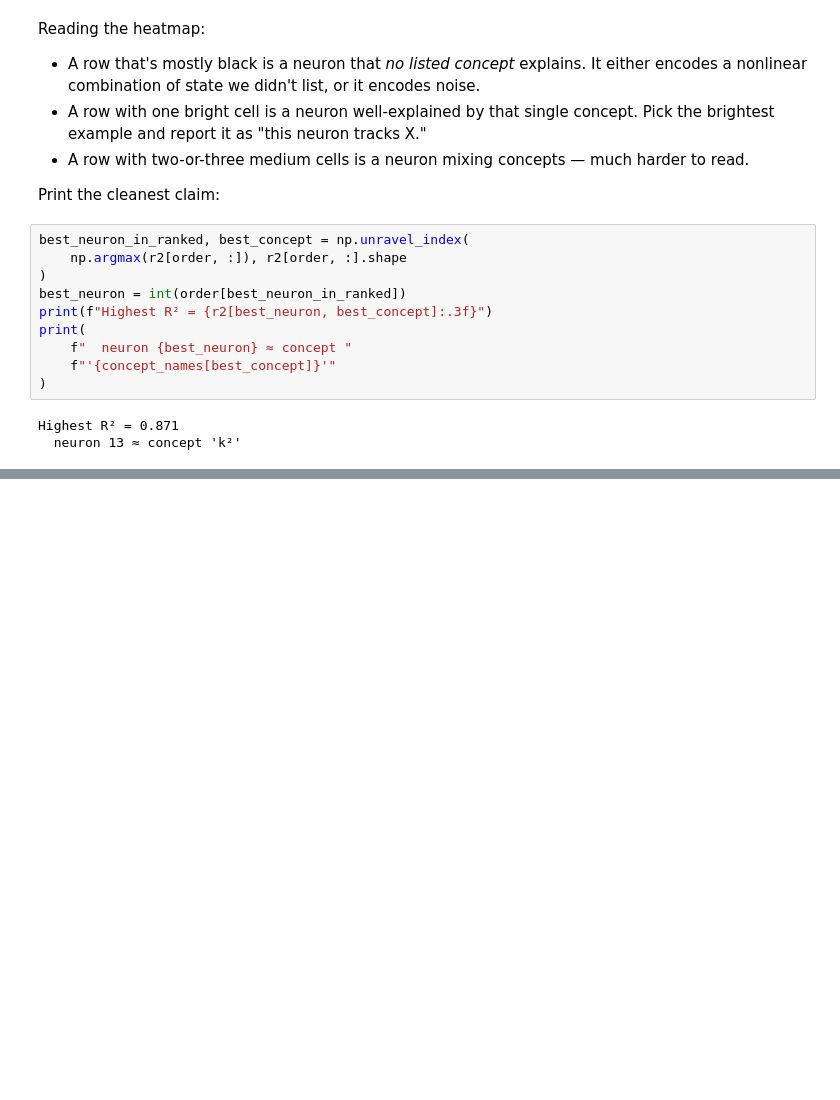
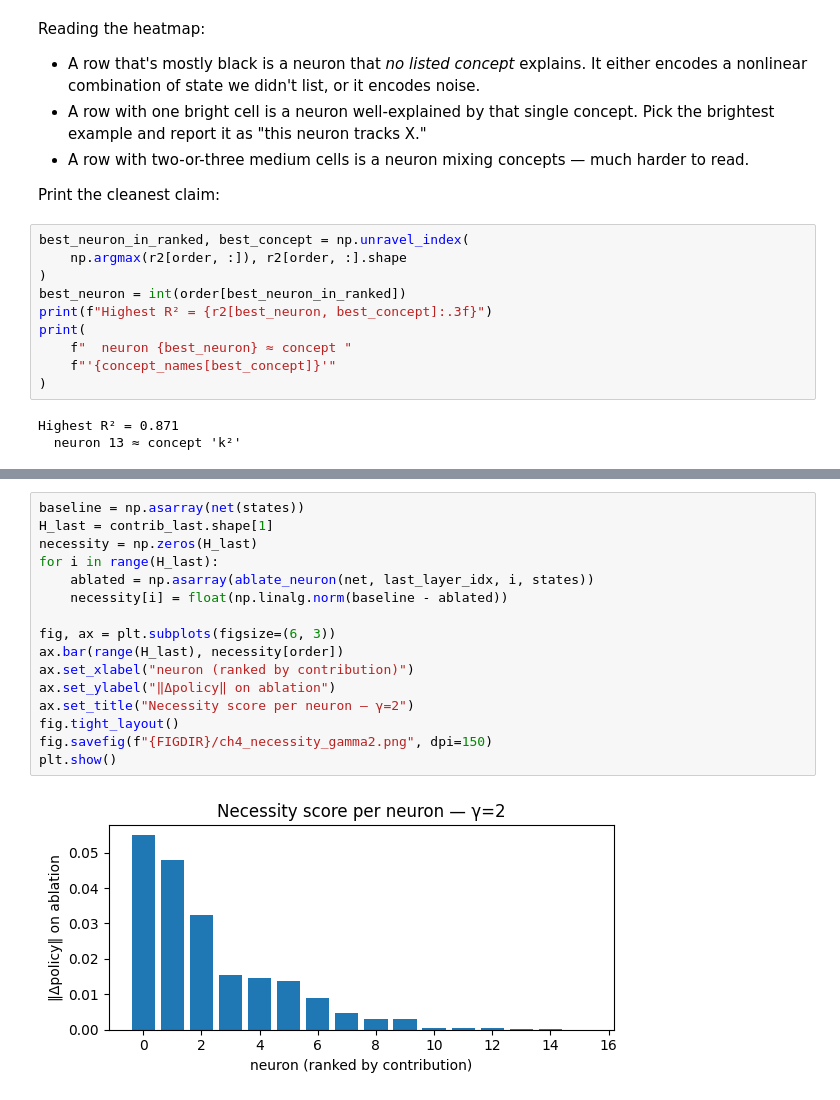
Before and after one commit to deqn-jax/deqn-jax, a Jupyter notebook: examples/interp_brock_mirman.ipynb, the cells around one changed output, grey strips where cells are left out. Cells and saved outputs as stored; diff of their text form; blank space fills up the shorter version.

```diff
--- a/examples/interp_brock_mirman.ipynb
+++ b/examples/interp_brock_mirman.ipynb
@@ -344,0 +358,18 @@ Highest R² = 0.871
+# %%
+baseline = np.asarray(net(states))
+H_last = contrib_last.shape[1]
+necessity = np.zeros(H_last)
+for i in range(H_last):
+    ablated = np.asarray(ablate_neuron(net, last_layer_idx, i, states))
+    necessity[i] = float(np.linalg.norm(baseline - ablated))
+
+fig, ax = plt.subplots(figsize=(6, 3))
+ax.bar(range(H_last), necessity[order])
+ax.set_xlabel("neuron (ranked by contribution)")
+ax.set_ylabel("‖Δpolicy‖ on ablation")
+ax.set_title("Necessity score per neuron — γ=2")
+fig.tight_layout()
+fig.savefig(f"{FIGDIR}/ch4_necessity_gamma2.png", dpi=150)
+plt.show()
+# %% [output]
+[figure, added]
```
Also changed, not shown: parts of 3 cells of this notebook, 3 other files.
